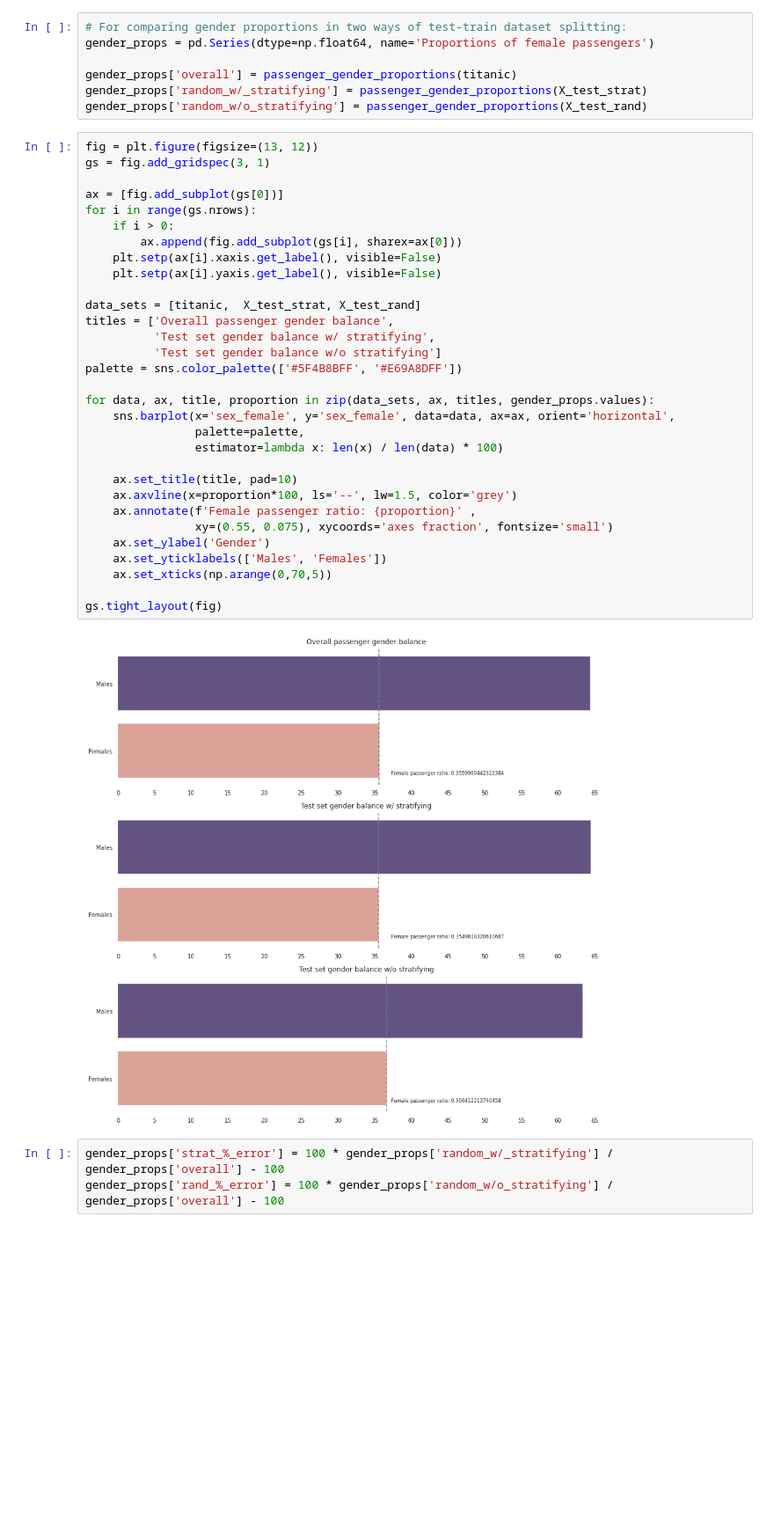
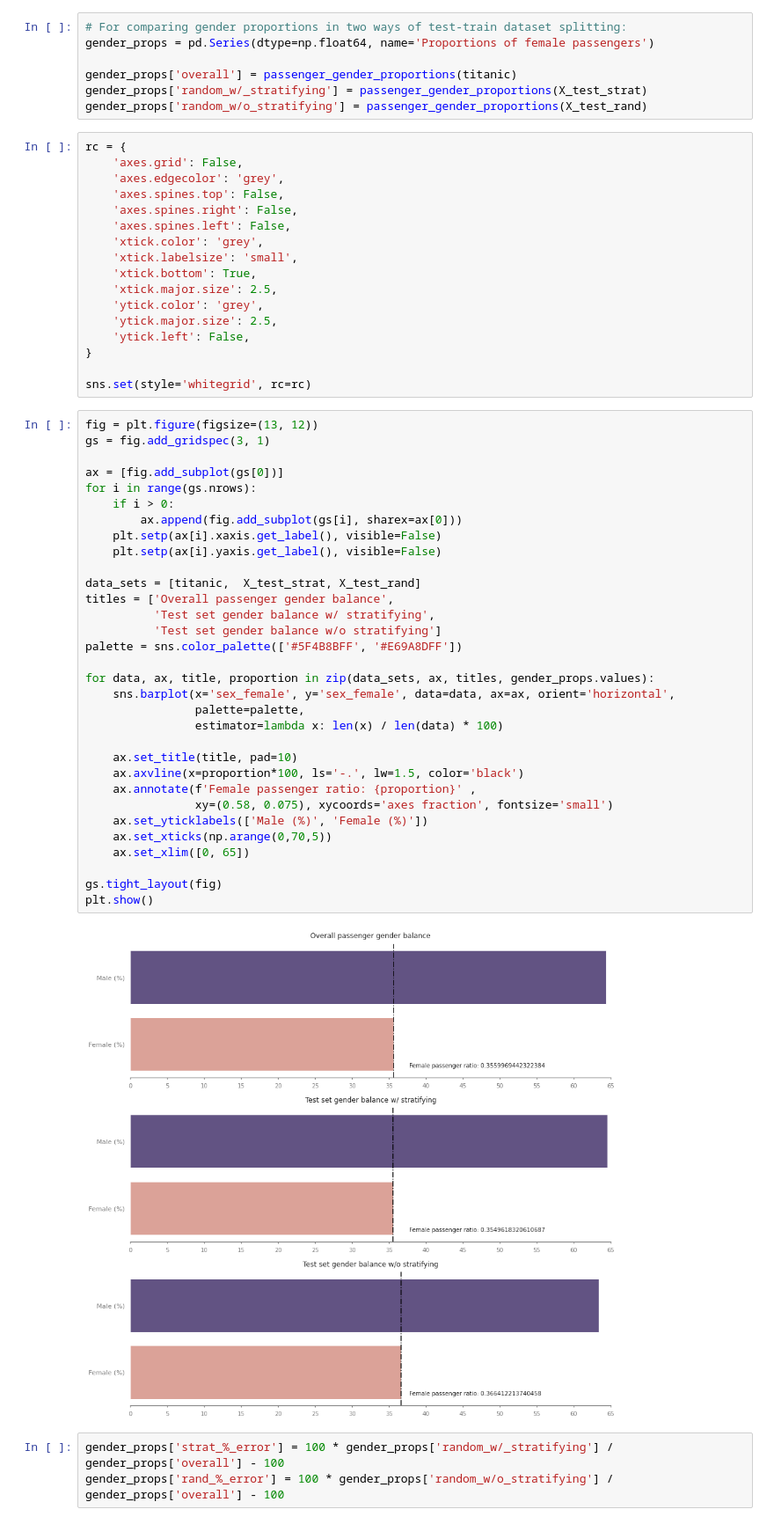
Before and after one commit to LukasRub/data-science-resources, a Jupyter notebook: book.solutions/Machine.Learning.Pocket.Reference/Workbook.ipynb, the cells around one changed output. Shown: that part at 88% size. Cells and saved outputs as stored; diff of their text form; blank space fills up the shorter version.

```diff
--- a/book.solutions/Machine.Learning.Pocket.Reference/Workbook.ipynb
+++ b/book.solutions/Machine.Learning.Pocket.Reference/Workbook.ipynb
@@ -224,39 +211,57 @@ gender_props = pd.Series(dtype=np.float64, name='Proportions of female passenger
 gender_props['overall'] = passenger_gender_proportions(titanic)
 gender_props['random_w/_stratifying'] = passenger_gender_proportions(X_test_strat)
 gender_props['random_w/o_stratifying'] = passenger_gender_proportions(X_test_rand)
+# %%
+rc = {
+    'axes.grid': False,
+    'axes.edgecolor': 'grey',
+    'axes.spines.top': False,
+    'axes.spines.right': False,
+    'axes.spines.left': False,
+    'xtick.color': 'grey',
+    'xtick.labelsize': 'small',
+    'xtick.bottom': True,
+    'xtick.major.size': 2.5,
+    'ytick.color': 'grey',
+    'ytick.major.size': 2.5,
+    'ytick.left': False,
+}
+
+sns.set(style='whitegrid', rc=rc)
 # %%
 fig = plt.figure(figsize=(13, 12))
 gs = fig.add_gridspec(3, 1)
 
 ax = [fig.add_subplot(gs[0])]
 for i in range(gs.nrows):
     if i > 0:
         ax.append(fig.add_subplot(gs[i], sharex=ax[0]))
     plt.setp(ax[i].xaxis.get_label(), visible=False)
     plt.setp(ax[i].yaxis.get_label(), visible=False)
 
 data_sets = [titanic,  X_test_strat, X_test_rand]
 titles = ['Overall passenger gender balance',
           'Test set gender balance w/ stratifying',
           'Test set gender balance w/o stratifying']
 palette = sns.color_palette(['#5F4B8BFF', '#E69A8DFF'])
 
 for data, ax, title, proportion in zip(data_sets, ax, titles, gender_props.values):
     sns.barplot(x='sex_female', y='sex_female', data=data, ax=ax, orient='horizontal',
                 palette=palette,
                 estimator=lambda x: len(x) / len(data) * 100)
 
     ax.set_title(title, pad=10)
-    ax.axvline(x=proportion*100, ls='--', lw=1.5, color='grey')
+    ax.axvline(x=proportion*100, ls='-.', lw=1.5, color='black')
     ax.annotate(f'Female passenger ratio: {proportion}' ,
-                xy=(0.55, 0.075), xycoords='axes fraction', fontsize='small')
-    ax.set_ylabel('Gender')
-    ax.set_yticklabels(['Males', 'Females'])
+                xy=(0.58, 0.075), xycoords='axes fraction', fontsize='small')
+    ax.set_yticklabels(['Male (%)', 'Female (%)'])
     ax.set_xticks(np.arange(0,70,5))
+    ax.set_xlim([0, 65])
 
 gs.tight_layout(fig)
+plt.show()
 # %% [output]
-[figure, old version]
+[figure, new version]
 # %%
 gender_props['strat_%_error'] = 100 * gender_props['random_w/_stratifying'] / gender_props['overall'] - 100
 gender_props['rand_%_error'] = 100 * gender_props['random_w/o_stratifying'] / gender_props['overall'] - 100
```
Also changed, not shown: parts of 16 cells of this notebook.
